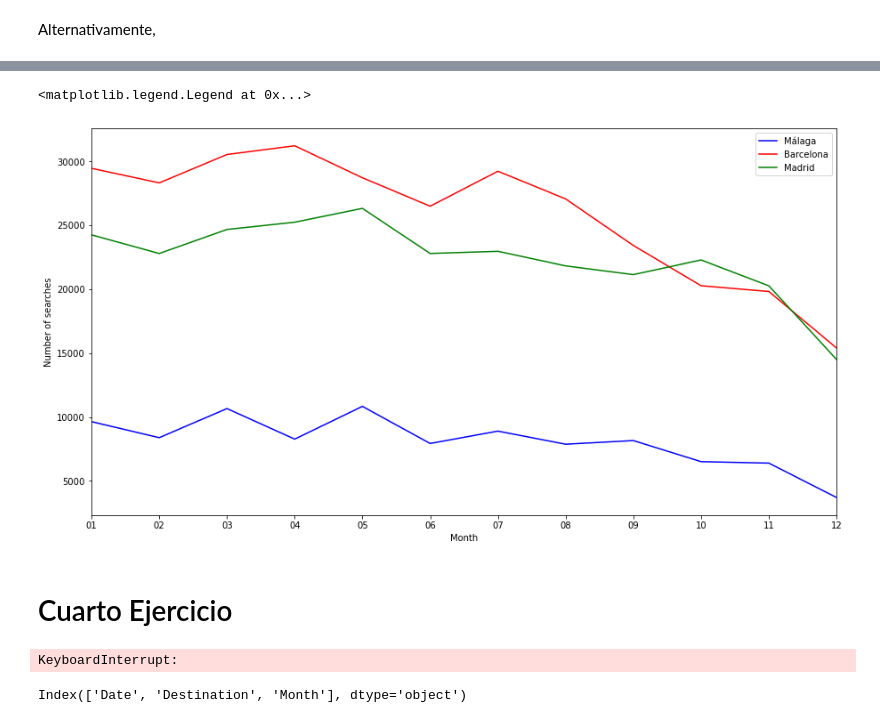
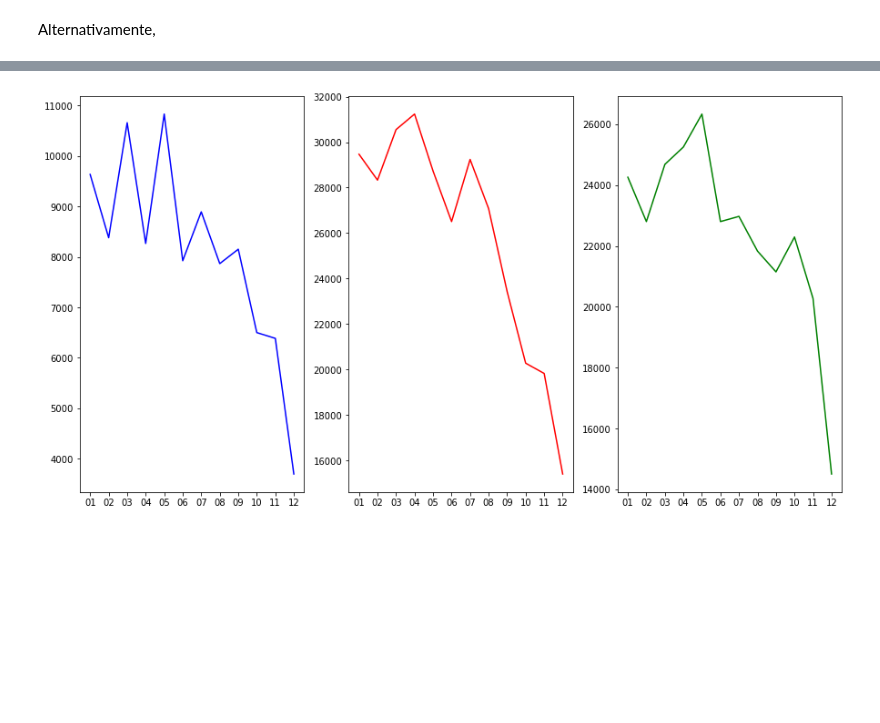
Before and after one commit to AChaminade/Challenge, a Jupyter notebook: Untitled.ipynb, the cells around one changed output, grey strips where cells are left out. Drawn from its saved outputs; the diff is of its cells as text; code cells hidden in the pictures; blank space fills up the shorter version.

```diff
--- a/Untitled.ipynb
+++ b/Untitled.ipynb
@@ -188,14 +196,3 @@ for i in range(1,len(Malaga)):
 Mal = Malag['Month'].value_counts().sort_index()
 Bcn = Barc['Month'].value_counts().sort_index()
 Mad = Madr['Month'].value_counts().sort_index()
-# %%
-ax = Mal.plot(figsize = (15,8), legend = True, xlim = (0,11), xticks = list(range(13)), color = 'b',
-        xlabel = 'Month', ylabel = 'Number of searches')
-Bcn.plot(legend = True, color = 'r')
-Mad.plot(legend = True, color = 'g')
-ax.legend(['Málaga','Barcelona','Madrid'])
-# %% [output]
-<matplotlib.legend.Legend at 0x...>
-[figure, removed]
-# %% [markdown]
-# Cuarto Ejercicio
@@ -226,21 +199,9 @@ def Chal(filename1, filename2, chunksize = 10000):
-# %%
-%%time
-
-c=0
-for i in range(len(search)):
-    for j in range(len(X)):
-        c+=1
-        if search['Origin'][i] == X['dep_port'][j] and search['Destination'][i] == X['arr_port'][j]:
-
-            search['booking'][i] = 1
-            X = X.drop([j], axis = 0).reset_index(drop = True)
-
-        else:
-
-            search['booking'] = 0
-# %% [output]
-KeyboardInterrupt:
-# %%
-Malag.columns
-# %% [output]
-Index(['Date', 'Destination', 'Month'], dtype='object')
+# %%
+fig, (ax1,ax2,ax3) = plt.subplots(1,3, figsize = (15,8))
+ax1.plot(Mal, color = 'b')
+ax2.plot(Bcn, color = 'r')
+ax3.plot(Mad, color = 'g')
+
+plt.savefig('Grafica.png')
+# %% [output]
+[figure, added]
```
Also changed, not shown: parts of 16 cells of this notebook, 2 other files.
